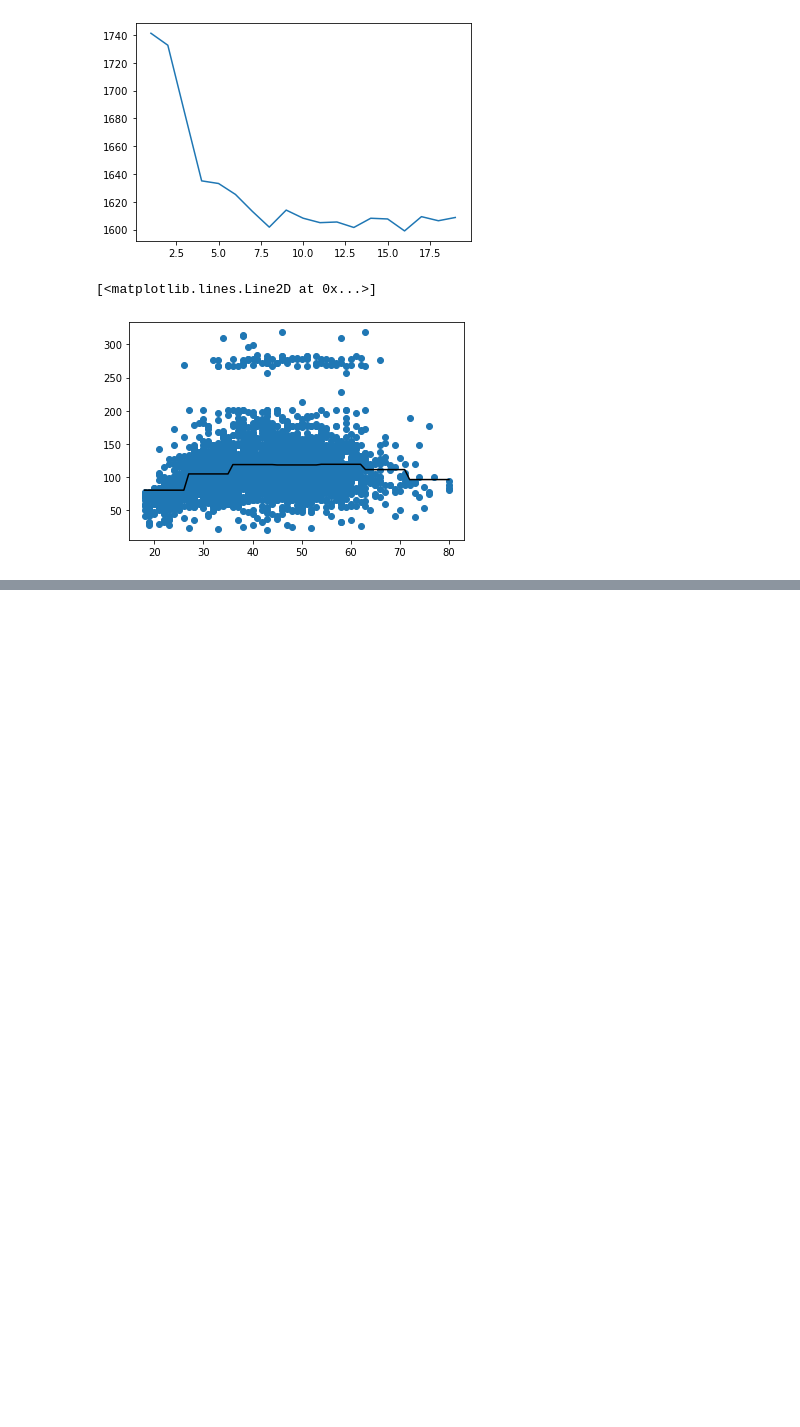
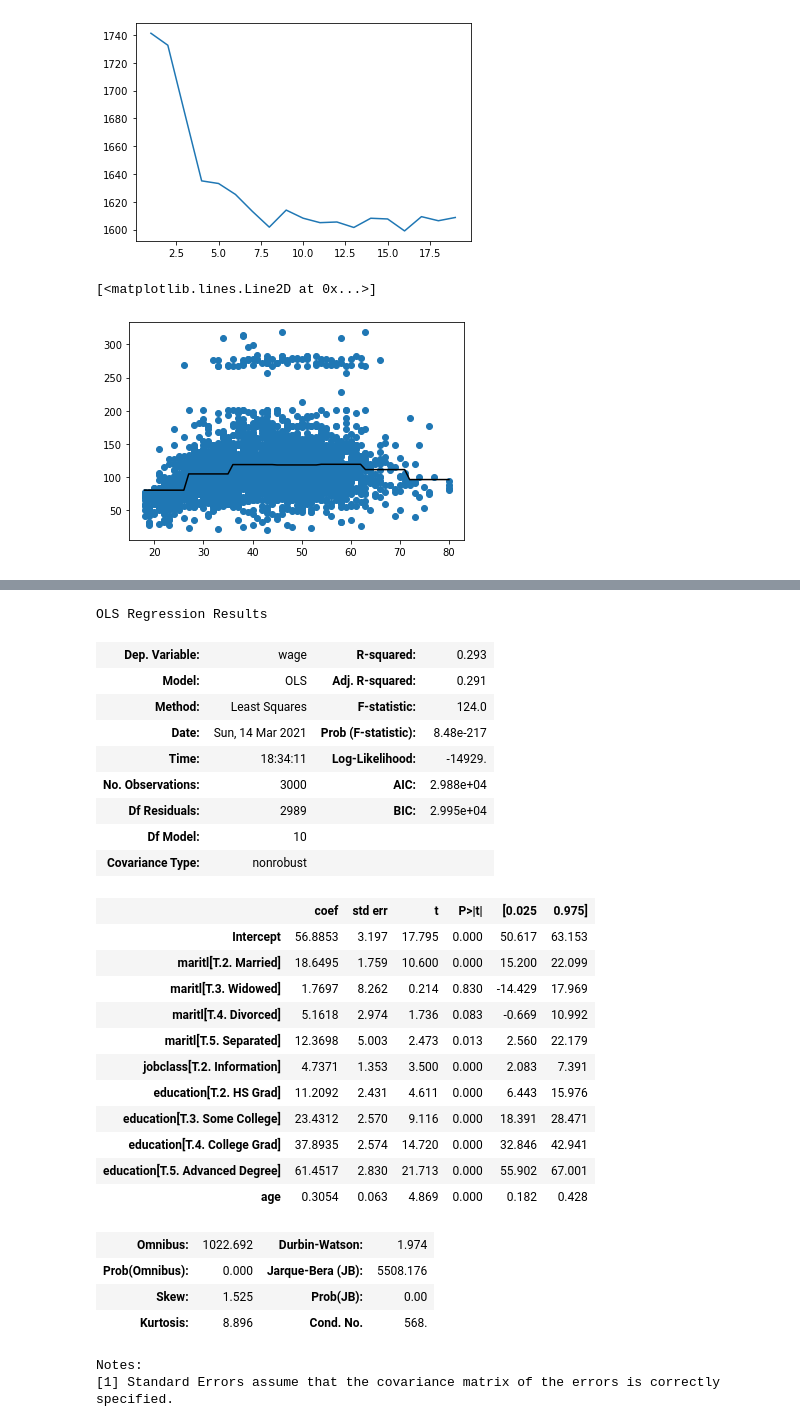
Before and after one commit to harshanurag/ISL, a Jupyter notebook: ch_07_non_linear_modles.ipynb, the cells around one changed output, grey strips where cells are left out. Drawn from its saved outputs; the diff is of its cells as text; code cells hidden in the pictures; blank space fills up the shorter version.

```diff
--- a/ch_07_non_linear_modles.ipynb
+++ b/ch_07_non_linear_modles.ipynb
@@ -87,0 +140,36 @@ plt.plot(x.values[order], clf.predict(x_new[order]), color='k')
+# %%
+#multiple linear regression using some relevant predictors
+lr = smf.ols('wage ~ maritl + jobclass + age + education', data=df).fit()
+lr.summary()
+
+#The overall R2 value is ~0.3 with age, education and some of the marital status (divorce, married) being
+#significant predictors
+# %% [output]
+OLS Regression Results
+| Dep. Variable: | wage | R-squared: | 0.293 |
+| Model: | OLS | Adj. R-squared: | 0.291 |
+| Method: | Least Squares | F-statistic: | 124.0 |
+| Date: | Sun, 14 Mar 2021 | Prob (F-statistic): | 8.48e-217 |
+| Time: | 18:34:11 | Log-Likelihood: | -14929. |
+| No. Observations: | 3000 | AIC: | 2.988e+04 |
+| Df Residuals: | 2989 | BIC: | 2.995e+04 |
+| Df Model: | 10 |  |  |
+| Covariance Type: | nonrobust |  |  |
+|  | coef | std err | t | P>|t| | [0.025 | 0.975] |
+| Intercept | 56.8853 | 3.197 | 17.795 | 0.000 | 50.617 | 63.153 |
+| maritl[T.2. Married] | 18.6495 | 1.759 | 10.600 | 0.000 | 15.200 | 22.099 |
+| maritl[T.3. Widowed] | 1.7697 | 8.262 | 0.214 | 0.830 | -14.429 | 17.969 |
+| maritl[T.4. Divorced] | 5.1618 | 2.974 | 1.736 | 0.083 | -0.669 | 10.992 |
+| maritl[T.5. Separated] | 12.3698 | 5.003 | 2.473 | 0.013 | 2.560 | 22.179 |
+| jobclass[T.2. Information] | 4.7371 | 1.353 | 3.500 | 0.000 | 2.083 | 7.391 |
+| education[T.2. HS Grad] | 11.2092 | 2.431 | 4.611 | 0.000 | 6.443 | 15.976 |
+| education[T.3. Some College] | 23.4312 | 2.570 | 9.116 | 0.000 | 18.391 | 28.471 |
+| education[T.4. College Grad] | 37.8935 | 2.574 | 14.720 | 0.000 | 32.846 | 42.941 |
+| education[T.5. Advanced Degree] | 61.4517 | 2.830 | 21.713 | 0.000 | 55.902 | 67.001 |
+| age | 0.3054 | 0.063 | 4.869 | 0.000 | 0.182 | 0.428 |
+| Omnibus: | 1022.692 | Durbin-Watson: | 1.974 |
+| Prob(Omnibus): | 0.000 | Jarque-Bera (JB): | 5508.176 |
+| Skew: | 1.525 | Prob(JB): | 0.00 |
+| Kurtosis: | 8.896 | Cond. No. | 568. |
+Notes:
+[1] Standard Errors assume that the covariance matrix of the errors is correctly specified.
```
Also changed, not shown: parts of 9 cells of this notebook.
